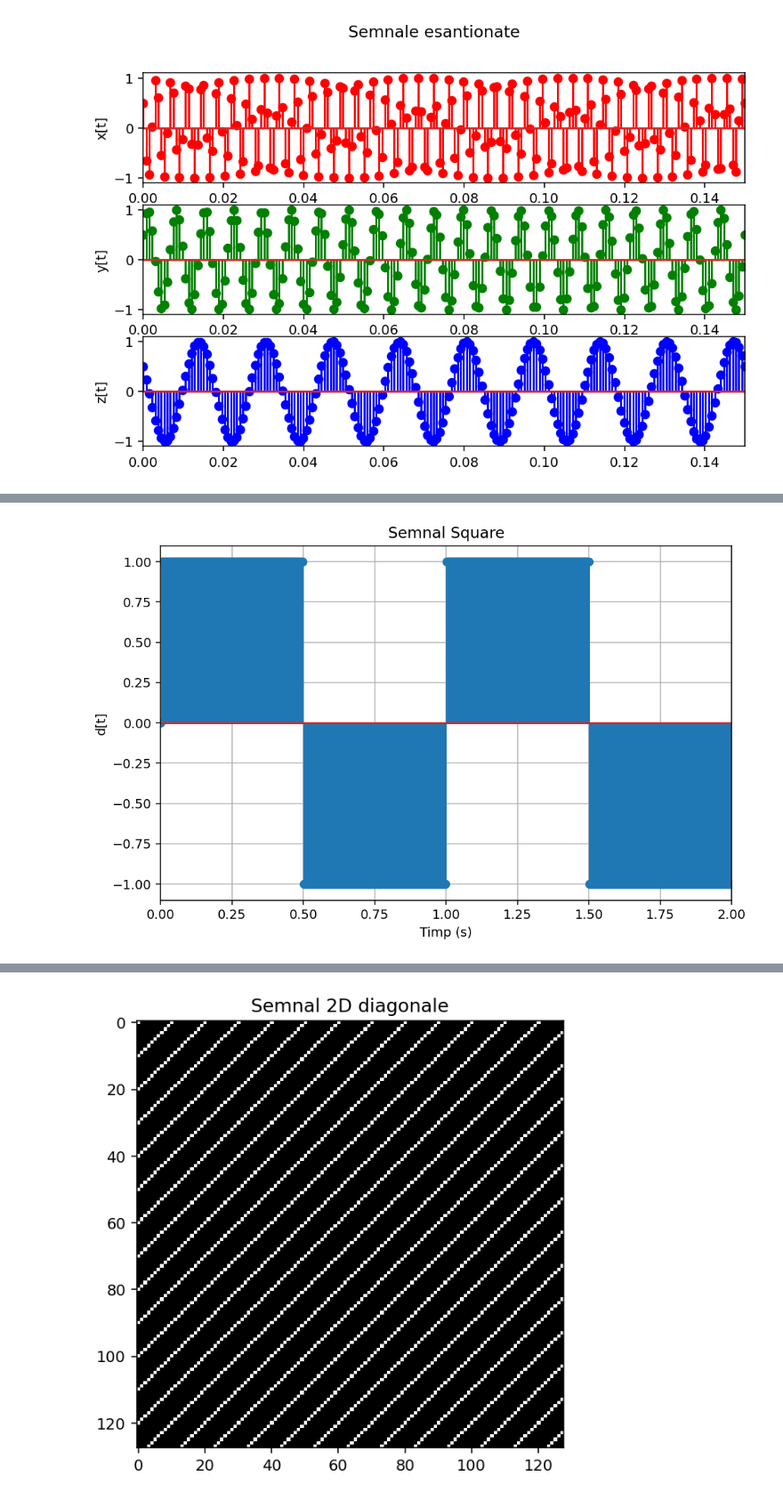
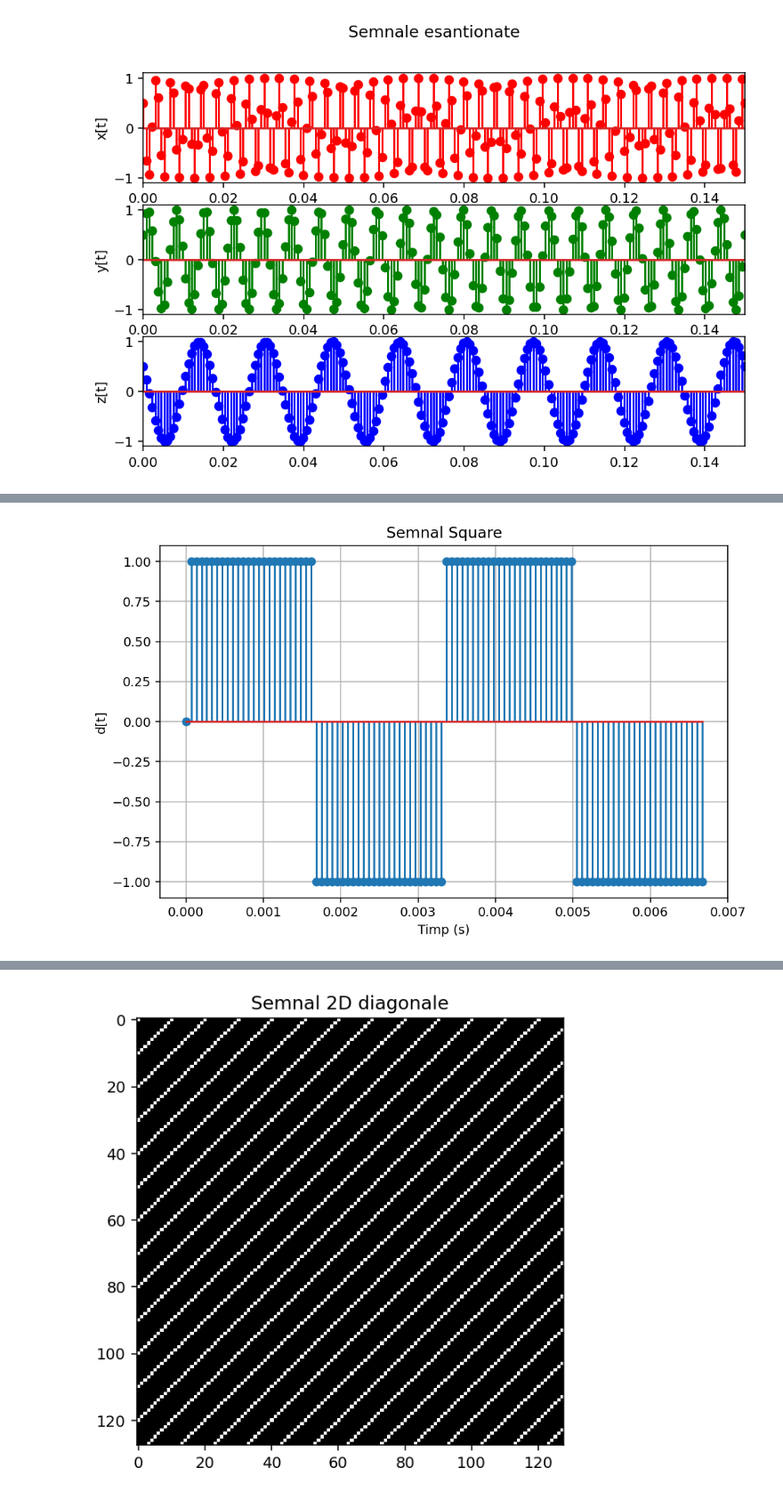
Before and after one commit to lmihaig/facultate, a Jupyter notebook: An4/Sem1/ProcSemn/lab/lab01/lab1.ipynb, the cells around one changed output, grey strips where cells are left out. Shown at 89% size. Saved outputs shown, nothing was run; the diff lists cells and outputs as text; code cells hidden in the pictures.

```diff
--- a/An4/Sem1/ProcSemn/lab/lab01/lab1.ipynb
+++ b/An4/Sem1/ProcSemn/lab/lab01/lab1.ipynb
@@ -103,17 +100,16 @@ plt.show()
 # %%
 # d
-freq = 300
-durata = 2
-t = np.linspace(0, durata, durata * freq)
-plt.stem(t, np.sign(np.sin(2 * np.pi * t)))
+freq_signal = 300
+duration = 2 / 300
+t = np.linspace(0, duration, 100)
+plt.stem(t, np.sign(np.sin(2 * np.pi * freq_signal * t)))
 plt.title("Semnal Square")
 plt.xlabel("Timp (s)")
 plt.ylabel("d[t]")
-plt.xlim(0, durata)
 plt.grid(True)
 plt.show()
 # %% [output]
-[figure, old version]
+[figure, new version]
 # %%
 # e
 I = np.random.rand(128, 128)
```
Also changed, not shown: parts of 4 cells of this notebook, 2 other files.
